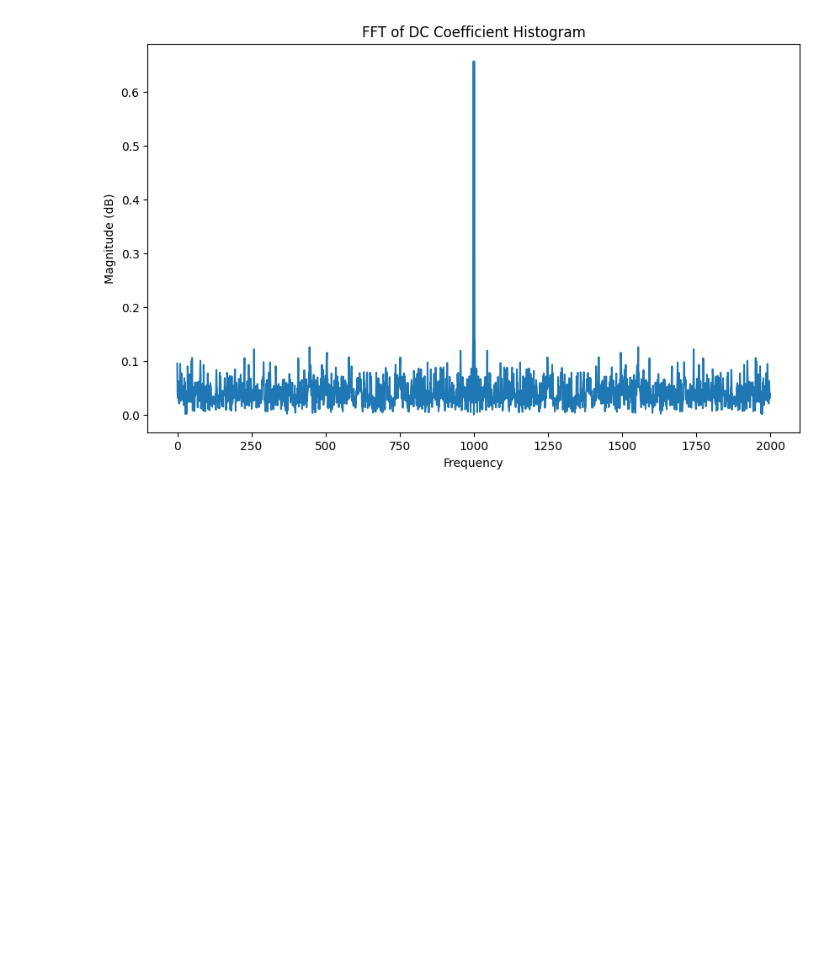
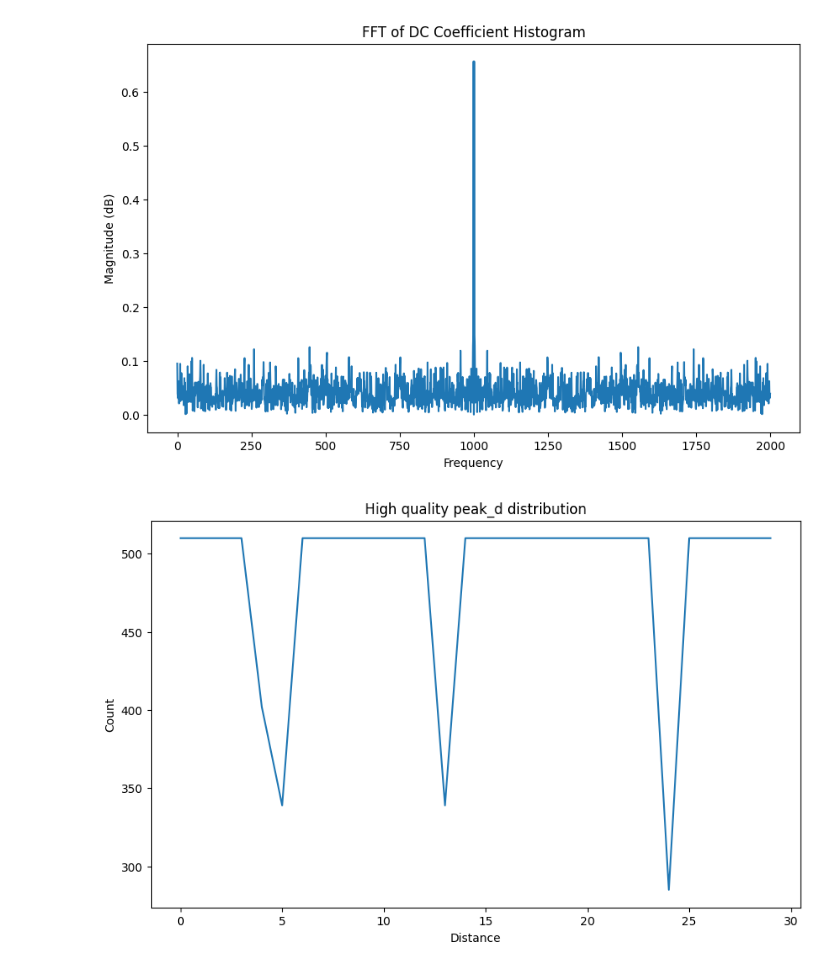
Before and after one commit to Zeffar/JPEG_Detection, a Jupyter notebook: test.ipynb, the cells around one changed output. Saved outputs shown, nothing was run; the diff lists cells and outputs as text; code cells hidden in the pictures; blank space fills up the shorter version.

```diff
--- a/test.ipynb
+++ b/test.ipynb
@@ -46,20 +69,64 @@ def FFT(hcount):
 # %%
 
 img = Image.open("0010x8.png")
 
 img = img.convert('YCbCr')
 img = zero_pad(np.array(img)[:,:,0])
 img = img.astype(np.float64)
 dct = DCT(img)[0,0,:]
 hcount, bin_edges = hist(dct)
 fft = FFT(hcount)
 
 plt.figure(figsize=(10, 6))
 plt.plot(fft)
 plt.title("FFT of DC Coefficient Histogram")
 plt.xlabel("Frequency")
 plt.ylabel("Magnitude (dB)")
 plt.show()
+
+
+#-------------------------------------------------
+
+
+cat1=30
+cat2=75
+cat3=45
+#raman 50 de imagini pt teste
+
+h=[]
+m=[]
+l=[]
+
+#categoria 1
+for i in range(cat1):
+    #compress
+    img = compress(i,quality = Qualitylevel.BEST)
+    #get stats
+    avg_peak_dist = get_avg_peak_distance(img)
+    h.append(avg_peak_dist)
+
+#categoria 2
+for i in range(cat1,cat1+cat2):
+    img = compress(i,quality = Qualitylevel.MEDIUM)
+    #get stats
+    avg_peak_dist = get_avg_peak_distance(img)
+    m.append(avg_peak_dist)
+
+#categoria 3
+for i in range(cat1+cat2,cat1+cat2+cat3):
+    img = compress(i,quality = Qualitylevel.WORST)
+    #get stats
+    avg_peak_dist = get_avg_peak_distance(img)
+    l.append(avg_peak_dist)
+
+
+plt.figure(figsize=(10, 6))
+plt.plot(h)
+plt.title("High quality peak_d distribution")
+plt.xlabel("Distance")
+plt.ylabel("Count")
+plt.show()
 # %% [output]
 [figure]
 [figure]
+[figure, added]
```
Also changed, not shown: parts of 2 cells of this notebook, 1 other file.
